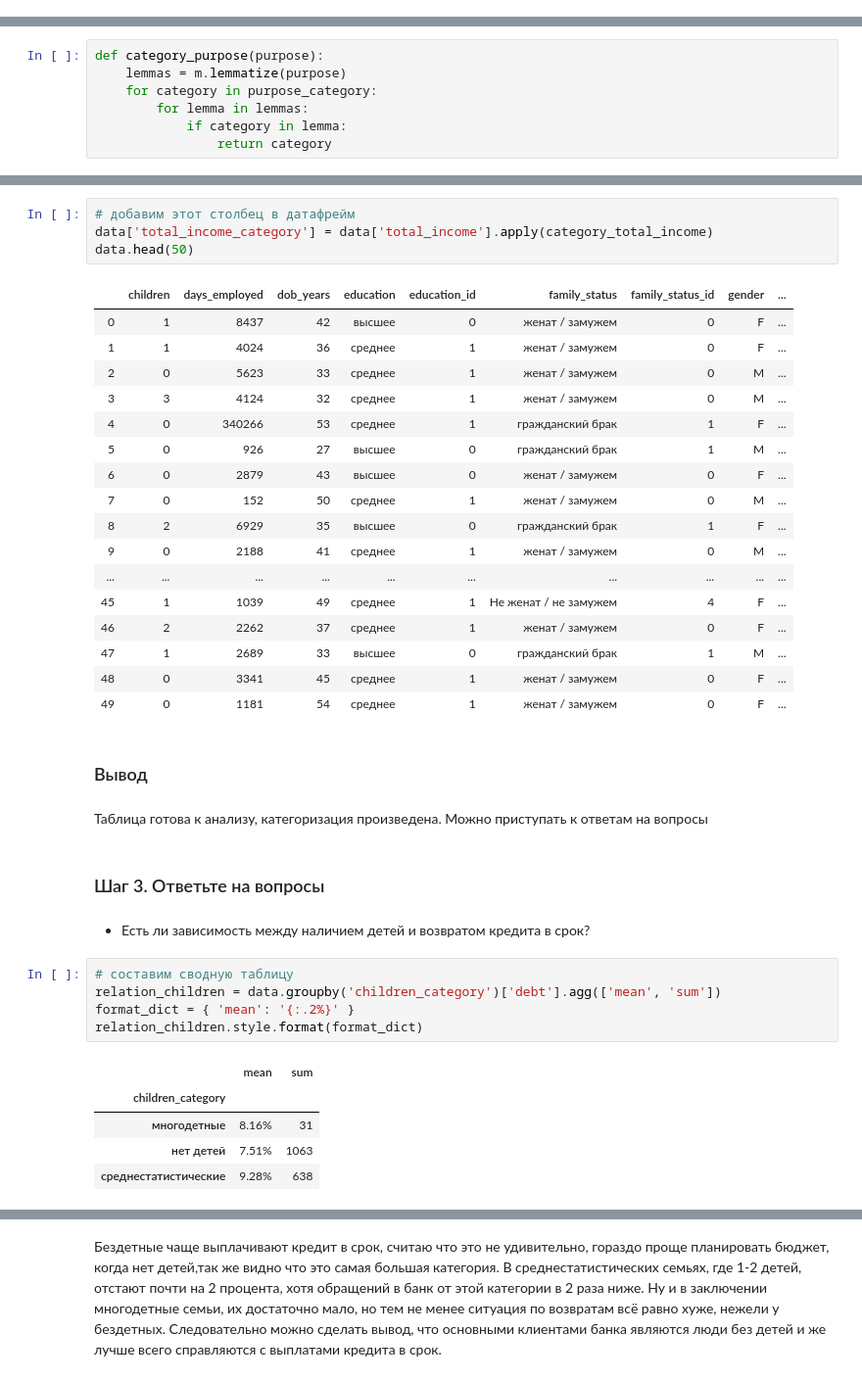
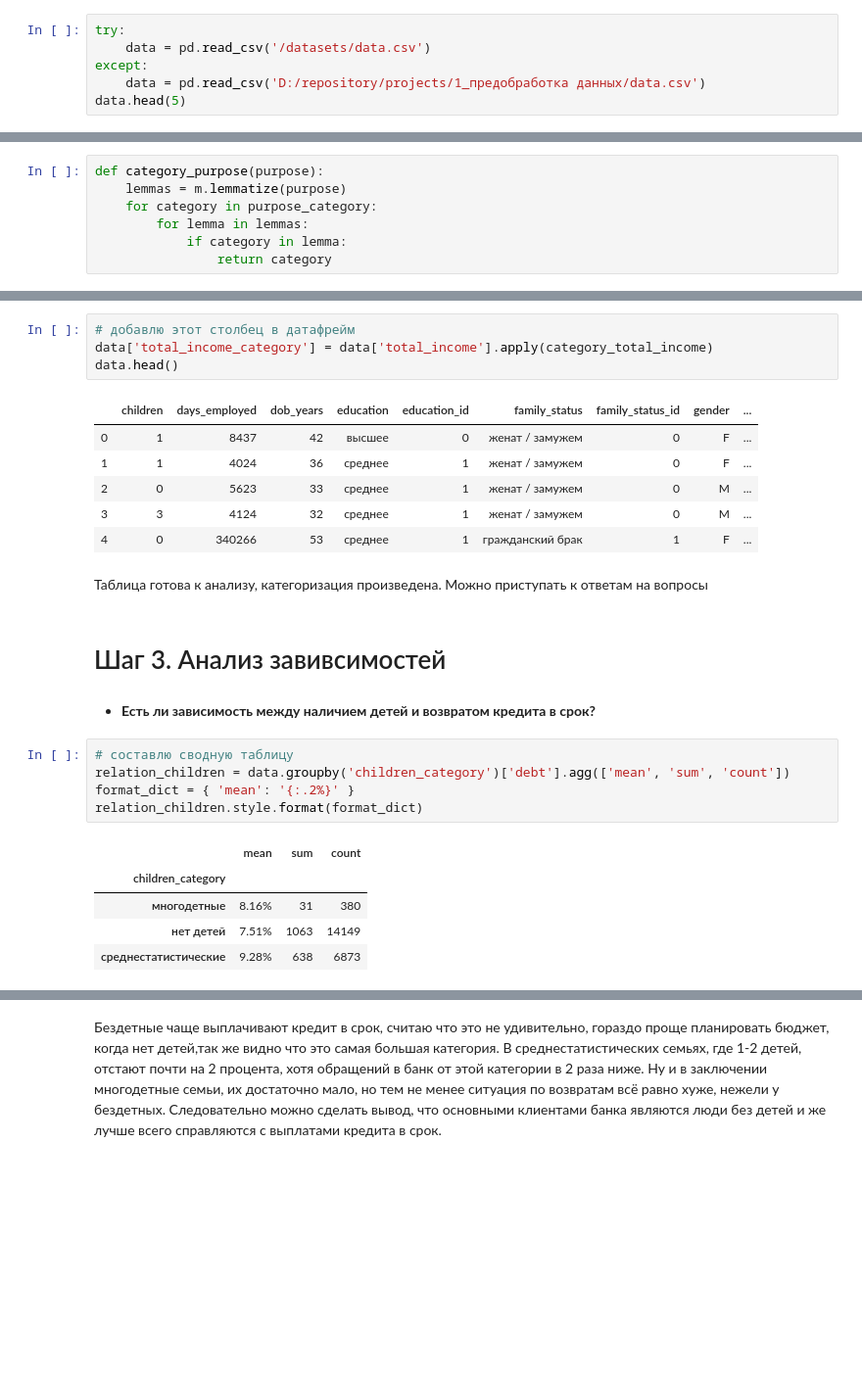
Before and after one commit to sharunovstanislav/yandex__praktikum, a Jupyter notebook: 1_предобработка данных/исследование надёжности заёмщика.ipynb, the cells around one changed output, grey strips where cells are left out. Shown at 98% size. Saved outputs shown, nothing was run; the diff lists cells and outputs as text; blank space fills up the shorter version.

```diff
--- a/1_предобработка данных/исследование надёжности заёмщика.ipynb
+++ b/1_предобработка данных/исследование надёжности заёмщика.ipynb
@@ -224,0 +40,6 @@ Name: purpose, dtype: int64
+# %%
+try:
+    data = pd.read_csv('/datasets/data.csv')
+except:
+    data = pd.read_csv('D:/repository/projects/1_предобработка данных/data.csv')
+data.head(5)
@@ -525,43 +360,30 @@ def category_total_income(total_income):
     else:
         return 'высокий'
 # %%
-# добавим этот столбец в датафрейм
+# добавлю этот столбец в датафрейм
 data['total_income_category'] = data['total_income'].apply(category_total_income)
-data.head(50)
+data.head()
 # %% [output]
 |  | children | days_employed | dob_years | education | education_id | family_status | family_status_id | gender | ... |
 | 0 | 1 | 8437 | 42 | высшее | 0 | женат / замужем | 0 | F | ... |
 | 1 | 1 | 4024 | 36 | среднее | 1 | женат / замужем | 0 | F | ... |
 | 2 | 0 | 5623 | 33 | среднее | 1 | женат / замужем | 0 | M | ... |
 | 3 | 3 | 4124 | 32 | среднее | 1 | женат / замужем | 0 | M | ... |
 | 4 | 0 | 340266 | 53 | среднее | 1 | гражданский брак | 1 | F | ... |
-| 5 | 0 | 926 | 27 | высшее | 0 | гражданский брак | 1 | M | ... |
-| 6 | 0 | 2879 | 43 | высшее | 0 | женат / замужем | 0 | F | ... |
-| 7 | 0 | 152 | 50 | среднее | 1 | женат / замужем | 0 | M | ... |
-| 8 | 2 | 6929 | 35 | высшее | 0 | гражданский брак | 1 | F | ... |
-| 9 | 0 | 2188 | 41 | среднее | 1 | женат / замужем | 0 | M | ... |
-| ... | ... | ... | ... | ... | ... | ... | ... | ... | ... |
-| 45 | 1 | 1039 | 49 | среднее | 1 | Не женат / не замужем | 4 | F | ... |
-| 46 | 2 | 2262 | 37 | среднее | 1 | женат / замужем | 0 | F | ... |
-| 47 | 1 | 2689 | 33 | высшее | 0 | гражданский брак | 1 | M | ... |
-| 48 | 0 | 3341 | 45 | среднее | 1 | женат / замужем | 0 | F | ... |
-| 49 | 0 | 1181 | 54 | среднее | 1 | женат / замужем | 0 | F | ... |
-# %% [markdown]
-### Вывод
 # %% [markdown]
 Таблица готова к анализу, категоризация произведена. Можно приступать к ответам на вопросы
 # %% [markdown]
-### Шаг 3. Ответьте на вопросы
+# Шаг 3. Анализ завивсимостей
 # %% [markdown]
-- Есть ли зависимость между наличием детей и возвратом кредита в срок?
+- **Есть ли зависимость между наличием детей и возвратом кредита в срок?**
 # %%
-# составим сводную таблицу
-relation_children = data.groupby('children_category')['debt'].agg(['mean', 'sum'])
+# составлю сводную таблицу
+relation_children = data.groupby('children_category')['debt'].agg(['mean', 'sum', 'count'])
 format_dict = { 'mean': '{:.2%}' }
 relation_children.style.format(format_dict)
 # %% [output]
-|  | mean | sum |
-| children_category |  |  |
-| многодетные | 8.16% | 31 |
-| нет детей | 7.51% | 1063 |
-| среднестатистические | 9.28% | 638 |
+|  | mean | sum | count |
+| children_category |  |  |  |
+| многодетные | 8.16% | 31 | 380 |
+| нет детей | 7.51% | 1063 | 14149 |
+| среднестатистические | 9.28% | 638 | 6873 |
```
Also changed, not shown: parts of 91 cells of this notebook.
